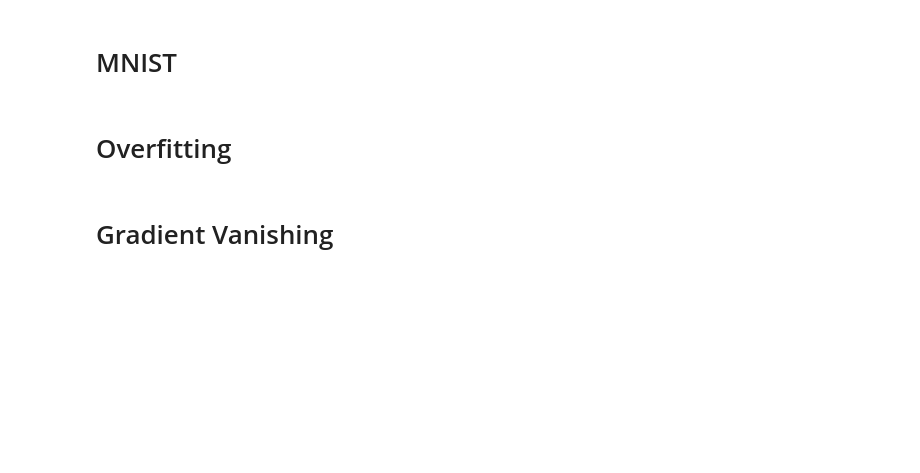
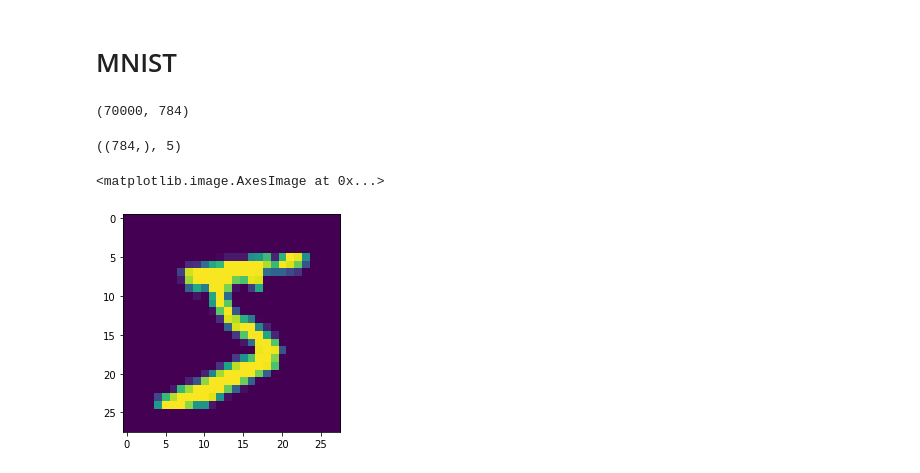
Before and after one commit to uberphoebus/study, a Jupyter notebook: pytorch-basic/pytorch-deeplearning-intro-wikidocs/06. ann.ipynb, the cells around one changed output. Saved outputs shown, nothing was run; the diff lists cells and outputs as text; code cells hidden in the pictures; blank space fills up the shorter version.

```diff
--- a/pytorch-basic/pytorch-deeplearning-intro-wikidocs/06. ann.ipynb
+++ b/pytorch-basic/pytorch-deeplearning-intro-wikidocs/06. ann.ipynb
@@ -420,0 +414,18 @@ testloader = DataLoader(testdataset, batch_size=64, shuffle=False)
+# %%
+mnist = fetch_openml(name='mnist_784', version=1, cache=True)
+# %%
+mnist.data.values.shape
+# %% [output]
+(70000, 784)
+# %%
+x = mnist.data.values / 255
+y = mnist.target.astype(np.int8).values
+# %%
+x[0].shape, y[0]
+# %% [output]
+((784,), 5)
+# %%
+plt.imshow(x[0].reshape(28, -1))
+# %% [output]
+<matplotlib.image.AxesImage at 0x...>
+[figure, added]
@@ -430,4 +453,0 @@ model.add_module(name='fc1', module=nn.Linear(in_features=28*28*1, out_features=
-# %% [markdown]
-# Overfitting
-# %% [markdown]
-# Gradient Vanishing
```
Also changed, not shown: parts of 12 cells of this notebook.
